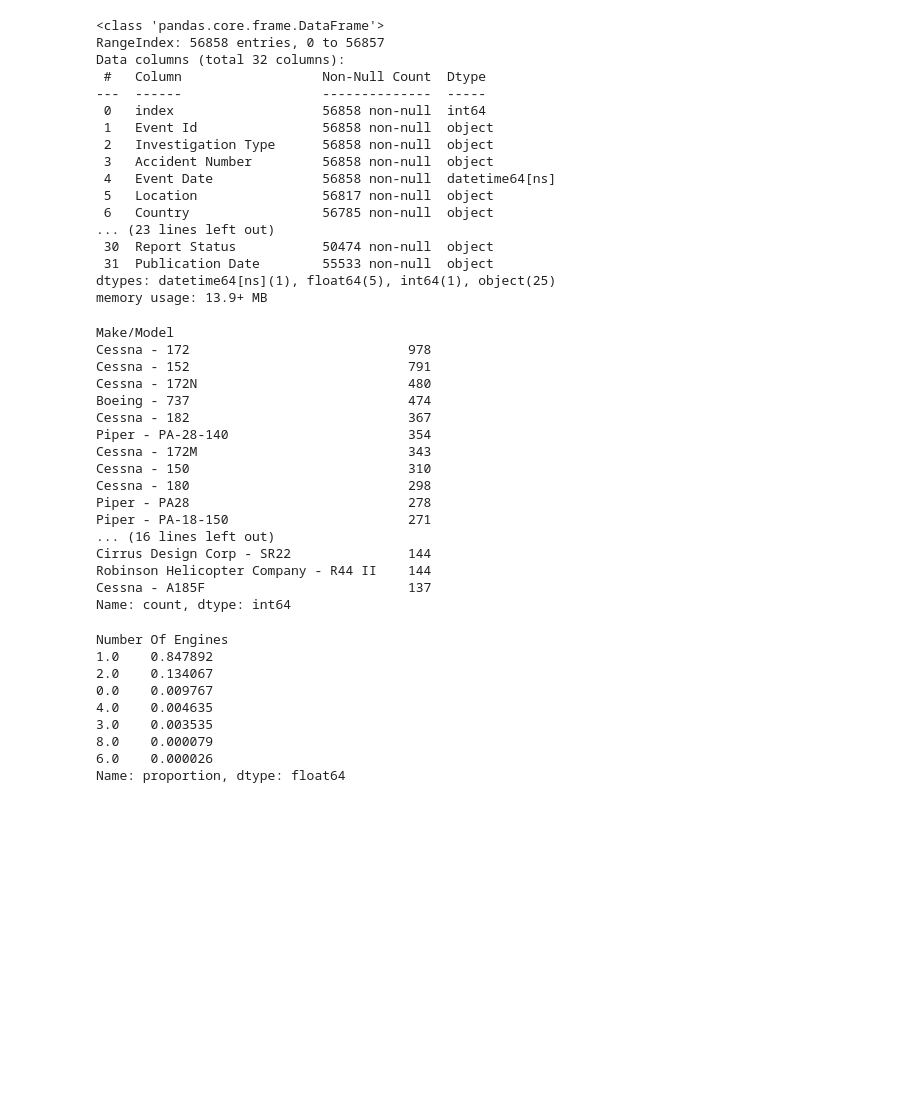
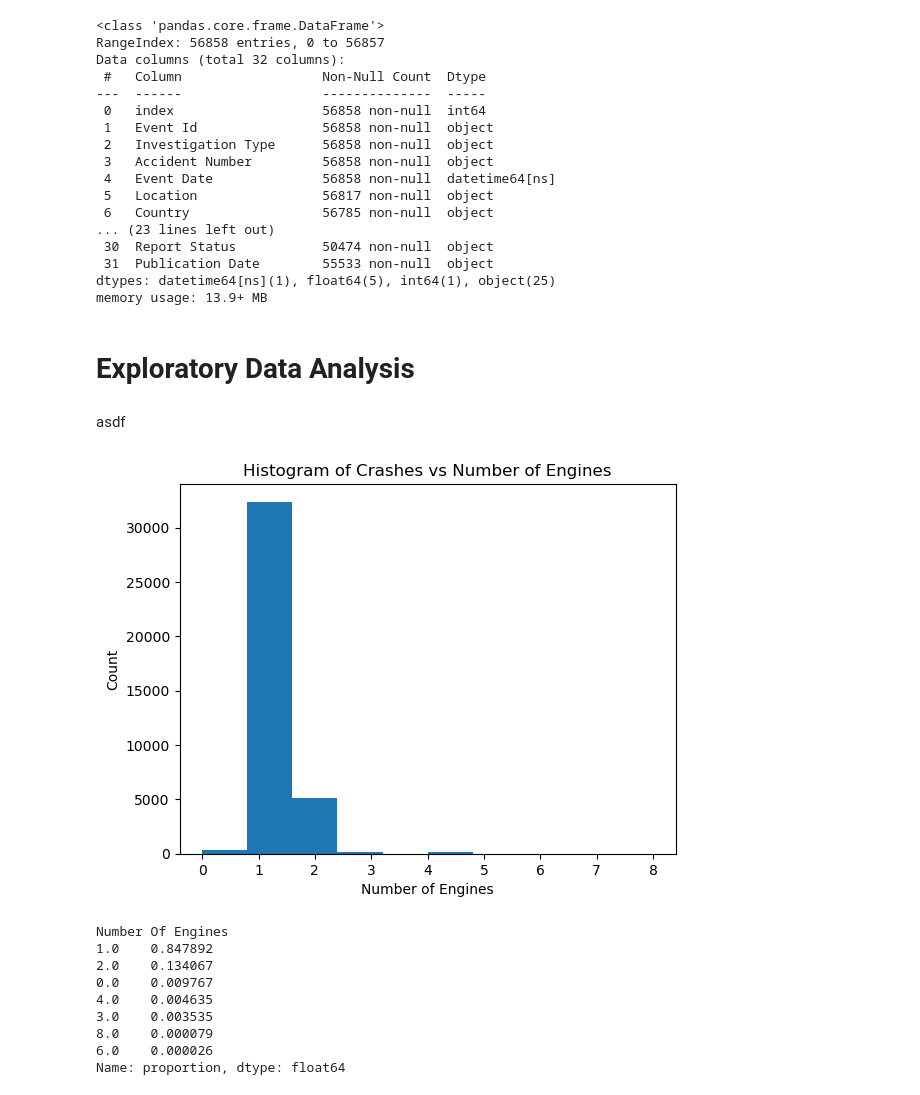
Before and after one commit to mkearns17/Aviation_Accidents_Project, a Jupyter notebook: Aviation_Phase1_Project.ipynb, the cells around one changed output. Drawn from its saved outputs; the diff is of its cells as text; code cells hidden in the pictures; blank space fills up the shorter version.

```diff
--- a/Aviation_Phase1_Project.ipynb
+++ b/Aviation_Phase1_Project.ipynb
@@ -213,25 +213,20 @@ recent_aviation_df.dropna(axis = 0, subset = ['Total Fatal Injuries', 'Total Ser
 # %%
 #Create new column with Make and Model data
 recent_aviation_df['Make/Model'] = recent_aviation_df['Make'] + ' - ' + recent_aviation_df['Model']
-recent_aviation_df['Make/Model'].value_counts()[0:30]
-# %% [output]
-Make/Model
-Cessna - 172                            978
-Cessna - 152                            791
-Cessna - 172N                           480
-Boeing - 737                            474
-Cessna - 182                            367
-Piper - PA-28-140                       354
-Cessna - 172M                           343
-Cessna - 150                            310
-Cessna - 180                            298
-Piper - PA28                            278
-Piper - PA-18-150                       271
-... (16 lines left out)
-Cirrus Design Corp - SR22               144
-Robinson Helicopter Company - R44 II    144
-Cessna - A185F                          137
-Name: count, dtype: int64
+# %% [markdown]
+# Exploratory Data Analysis
+# %% [markdown]
+asdf
+# %%
+#Plot histograme of crahes based on number of engines
+fig, ax = plt.subplots()
+ax.hist(recent_aviation_df['Number Of Engines'])
+ax.set_title('Histogram of Crashes vs Number of Engines')
+ax.set_ylabel('Count')
+ax.set_xlabel('Number of Engines')\
+;
+# %% [output]
+[figure, added]
 # %%
 #Count Number of Engines as percentage of incidents in dataframe
 recent_aviation_df['Number Of Engines'].value_counts(normalize = True)
```
Also changed, not shown: parts of 12 cells of this notebook.
